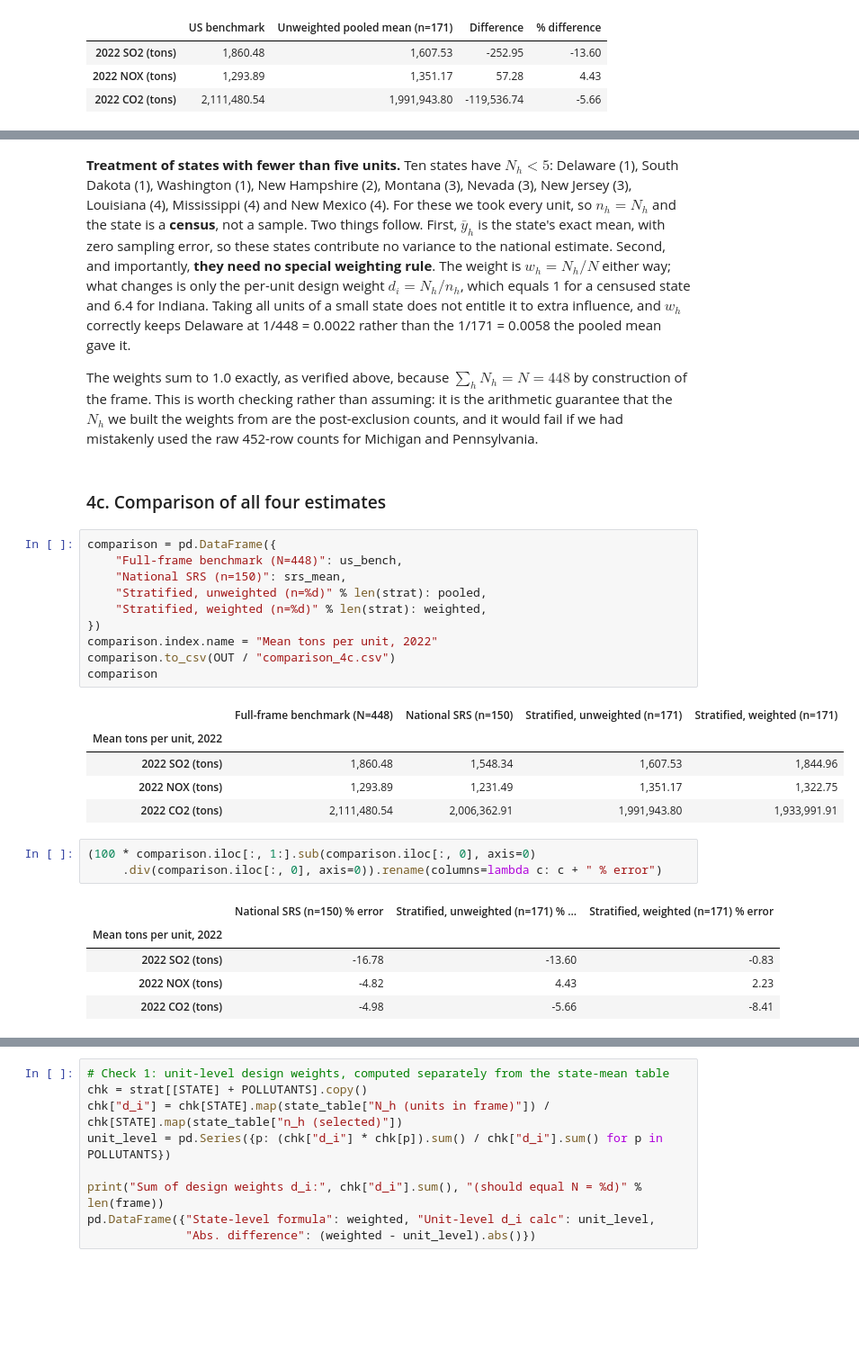
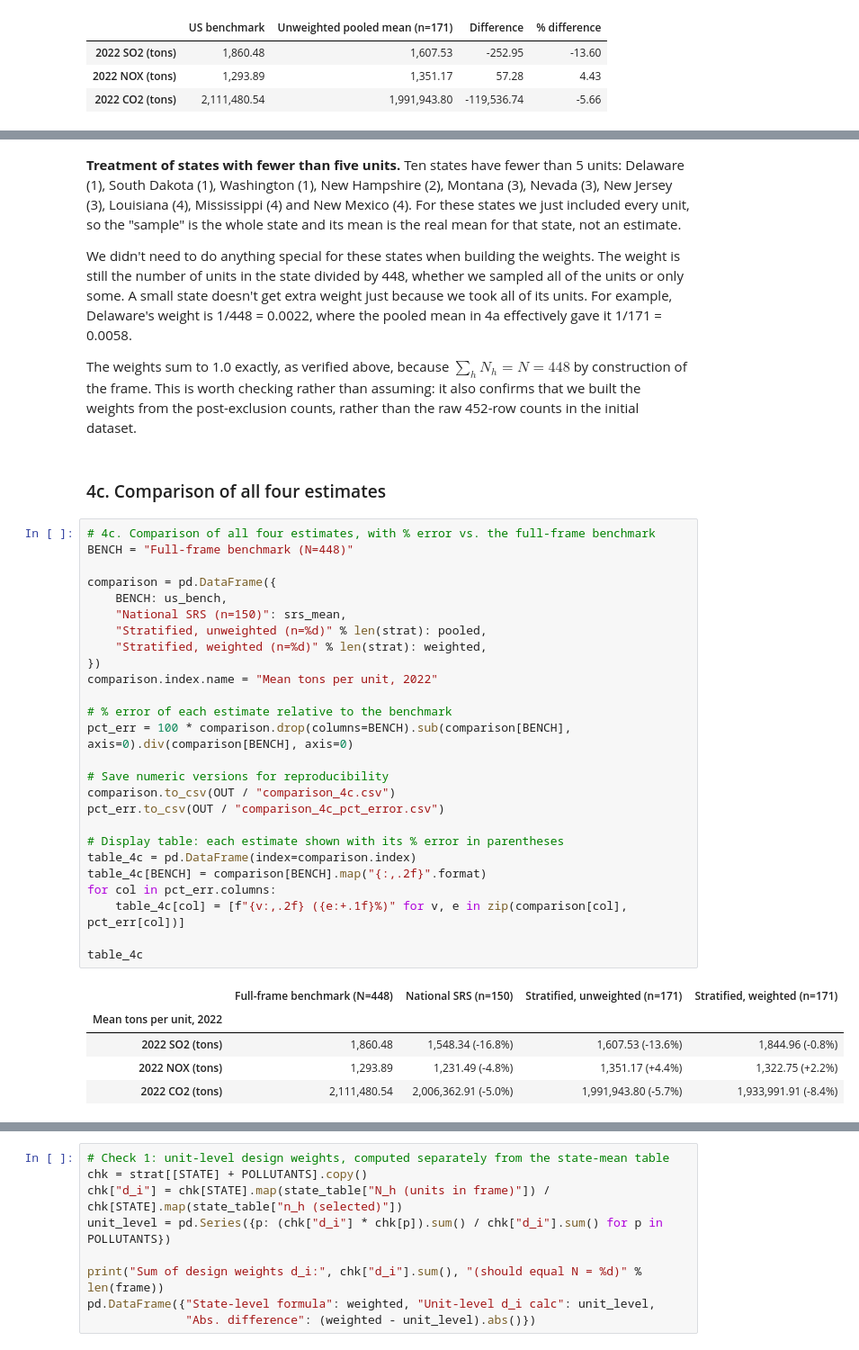
Before and after one commit to imdecimalcoder/DataNDecisions_Assignment1, a Jupyter notebook: EPA_Coal_Assignment1.ipynb, the cells around one changed output, grey strips where cells are left out. Shown at 90% size. Saved outputs shown, nothing was run; the diff lists cells and outputs as text; blank space fills up the shorter version.

```diff
--- a/EPA_Coal_Assignment1.ipynb
+++ b/EPA_Coal_Assignment1.ipynb
@@ -619,32 +617,41 @@ Sum of normalized weights: 1.0
 # %% [markdown]
-**Treatment of states with fewer than five units.** Ten states have $N_h < 5$: Delaware (1), South Dakota (1), Washington (1), New Hampshire (2), Montana (3), Nevada (3), New Jersey (3), Louisiana (4), Mississippi (4) and New Mexico (4). For these we took every unit, so $n_h = N_h$ and the state is a **census**, not a sample. Two things follow. First, $\bar y_h$ is the state's exact mean, with zero sampling error, so these states contribute no variance to the national estimate. Second, and importantly, **they need no special weighting rule**. The weight is $w_h = N_h/N$ either way; what changes is only the per-unit design weight $d_i = N_h/n_h$, which equals 1 for a censused state and 6.4 for Indiana. Taking all units of a small state does not entitle it to extra influence, and $w_h$ correctly keeps Delaware at 1/448 = 0.0022 rather than the 1/171 = 0.0058 the pooled mean gave it.
+**Treatment of states with fewer than five units.** Ten states have fewer than 5 units: Delaware (1), South Dakota (1), Washington (1), New Hampshire (2), Montana (3), Nevada (3), New Jersey (3), Louisiana (4), Mississippi (4) and New Mexico (4). For these states we just included every unit, so the "sample" is the whole state and its mean is the real mean for that state, not an estimate.
 
-The weights sum to 1.0 exactly, as verified above, because $\sum_h N_h = N = 448$ by construction of the frame. This is worth checking rather than assuming: it is the arithmetic guarantee that the $N_h$ we built the weights from are the post-exclusion counts, and it would fail if we had mistakenly used the raw 452-row counts for Michigan and Pennsylvania.
+We didn't need to do anything special for these states when building the weights. The weight is still the number of units in the state divided by 448, whether we sampled all of the units or only some. A small state doesn't get extra weight just because we took all of its units. For example, Delaware's weight is 1/448 = 0.0022, where the pooled mean in 4a effectively gave it 1/171 = 0.0058.
+
+The weights sum to 1.0 exactly, as verified above, because $\sum_h N_h = N = 448$ by construction of the frame. This is worth checking rather than assuming: it also confirms that we built the weights from the post-exclusion counts, rather than the raw 452-row counts in the initial dataset.
 # %% [markdown]
 ### 4c. Comparison of all four estimates
 # %%
+# 4c. Comparison of all four estimates, with % error vs. the full-frame benchmark
+BENCH = "Full-frame benchmark (N=448)"
+
 comparison = pd.DataFrame({
-    "Full-frame benchmark (N=448)": us_bench,
+    BENCH: us_bench,
     "National SRS (n=150)": srs_mean,
     "Stratified, unweighted (n=%d)" % len(strat): pooled,
     "Stratified, weighted (n=%d)" % len(strat): weighted,
 })
 comparison.index.name = "Mean tons per unit, 2022"
+
+# % error of each estimate relative to the benchmark
+pct_err = 100 * comparison.drop(columns=BENCH).sub(comparison[BENCH], axis=0).div(comparison[BENCH], axis=0)
+
+# Save numeric versions for reproducibility
 comparison.to_csv(OUT / "comparison_4c.csv")
-comparison
+pct_err.to_csv(OUT / "comparison_4c_pct_error.csv")
+
+# Display table: each estimate shown with its % error in parentheses
+table_4c = pd.DataFrame(index=comparison.index)
+table_4c[BENCH] = comparison[BENCH].map("{:,.2f}".format)
+for col in pct_err.columns:
+    table_4c[col] = [f"{v:,.2f} ({e:+.1f}%)" for v, e in zip(comparison[col], pct_err[col])]
+
+table_4c
 # %% [output]
 |  | Full-frame benchmark (N=448) | National SRS (n=150) | Stratified, unweighted (n=171) | Stratified, weighted (n=171) |
 | Mean tons per unit, 2022 |  |  |  |  |
-| 2022 SO2 (tons) | 1,860.48 | 1,548.34 | 1,607.53 | 1,844.96 |
-| 2022 NOX (tons) | 1,293.89 | 1,231.49 | 1,351.17 | 1,322.75 |
-| 2022 CO2 (tons) | 2,111,480.54 | 2,006,362.91 | 1,991,943.80 | 1,933,991.91 |
+| 2022 SO2 (tons) | 1,860.48 | 1,548.34 (-16.8%) | 1,607.53 (-13.6%) | 1,844.96 (-0.8%) |
+| 2022 NOX (tons) | 1,293.89 | 1,231.49 (-4.8%) | 1,351.17 (+4.4%) | 1,322.75 (+2.2%) |
+| 2022 CO2 (tons) | 2,111,480.54 | 2,006,362.91 (-5.0%) | 1,991,943.80 (-5.7%) | 1,933,991.91 (-8.4%) |
-# %%
-(100 * comparison.iloc[:, 1:].sub(comparison.iloc[:, 0], axis=0)
-     .div(comparison.iloc[:, 0], axis=0)).rename(columns=lambda c: c + " % error")
-# %% [output]
-|  | National SRS (n=150) % error | Stratified, unweighted (n=171) % ... | Stratified, weighted (n=171) % error |
-| Mean tons per unit, 2022 |  |  |  |
-| 2022 SO2 (tons) | -16.78 | -13.60 | -0.83 |
-| 2022 NOX (tons) | -4.82 | 4.43 | 2.23 |
-| 2022 CO2 (tons) | -4.98 | -5.66 | -8.41 |
 # %% [markdown]
```
Also changed, not shown: parts of 13 cells of this notebook, 1 other file.
